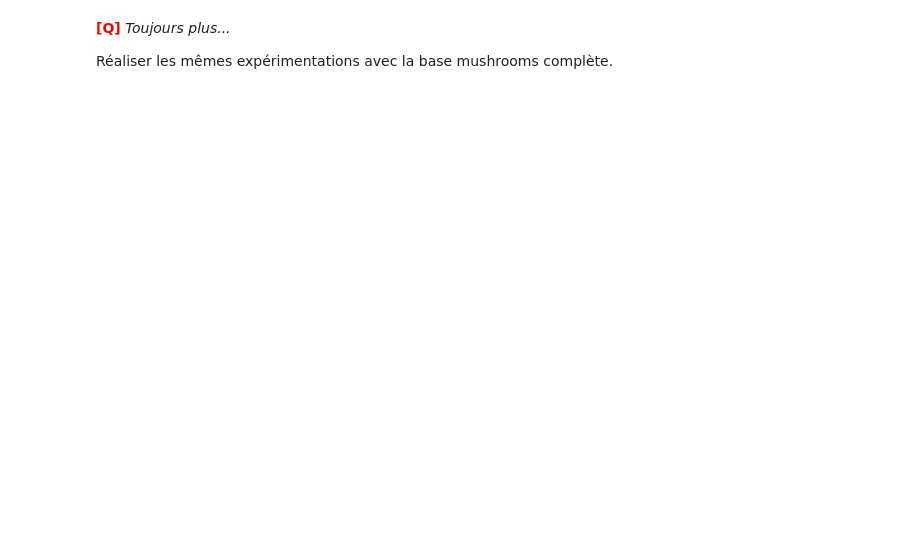
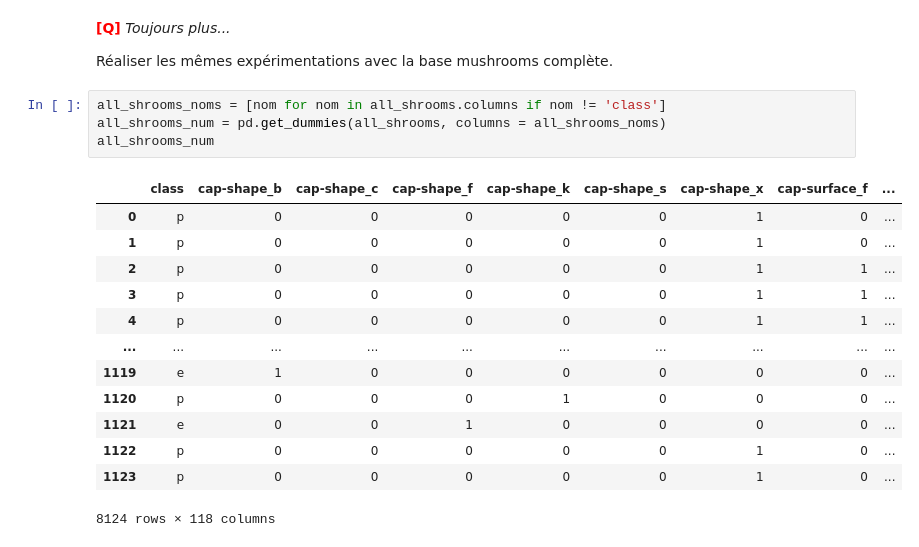
Before and after one commit to iLykTurtlz/MLAlgorithms3, a Jupyter notebook: tme-06/tme-06.ipynb, the cells around one changed output. Saved outputs shown, nothing was run; the diff lists cells and outputs as text; blank space fills up the shorter version.

```diff
--- a/tme-06/tme-06.ipynb
+++ b/tme-06/tme-06.ipynb
@@ -1096,3 +1097,21 @@ Accuracy moyenne:  0.9985611510791367   écart type:  0.004316546762589935
 <font color="RED" size="+1">**[Q]**</font> *Toujours plus...*
 
 Réaliser les mêmes expérimentations avec la base mushrooms complète.
+# %%
+all_shrooms_noms = [nom for nom in all_shrooms.columns if nom != 'class']
+all_shrooms_num = pd.get_dummies(all_shrooms, columns = all_shrooms_noms)
+all_shrooms_num
+# %% [output]
+|  | class | cap-shape_b | cap-shape_c | cap-shape_f | cap-shape_k | cap-shape_s | cap-shape_x | cap-surface_f | ... |
+| 0 | p | 0 | 0 | 0 | 0 | 0 | 1 | 0 | ... |
+| 1 | p | 0 | 0 | 0 | 0 | 0 | 1 | 0 | ... |
+| 2 | p | 0 | 0 | 0 | 0 | 0 | 1 | 1 | ... |
+| 3 | p | 0 | 0 | 0 | 0 | 0 | 1 | 1 | ... |
+| 4 | p | 0 | 0 | 0 | 0 | 0 | 1 | 1 | ... |
+| ... | ... | ... | ... | ... | ... | ... | ... | ... | ... |
+| 1119 | e | 1 | 0 | 0 | 0 | 0 | 0 | 0 | ... |
+| 1120 | p | 0 | 0 | 0 | 1 | 0 | 0 | 0 | ... |
+| 1121 | e | 0 | 0 | 1 | 0 | 0 | 0 | 0 | ... |
+| 1122 | p | 0 | 0 | 0 | 0 | 0 | 1 | 0 | ... |
+| 1123 | p | 0 | 0 | 0 | 0 | 0 | 1 | 0 | ... |
+8124 rows × 118 columns
```
Also changed, not shown: parts of 9 cells of this notebook, 2 other files.
